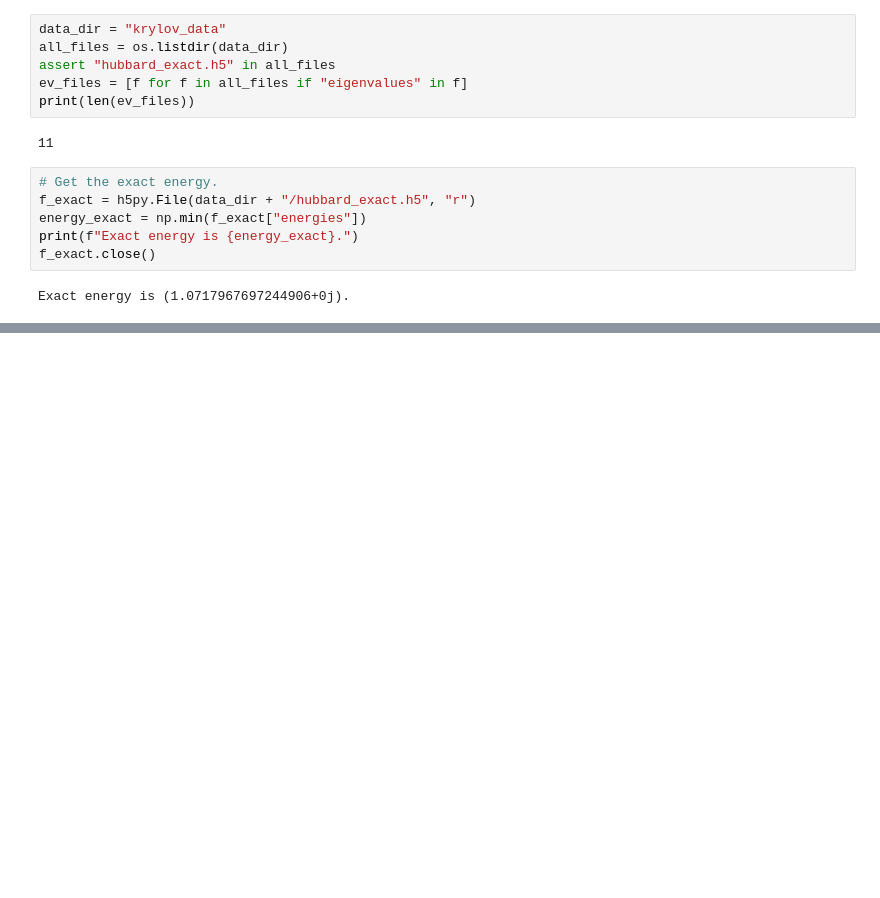
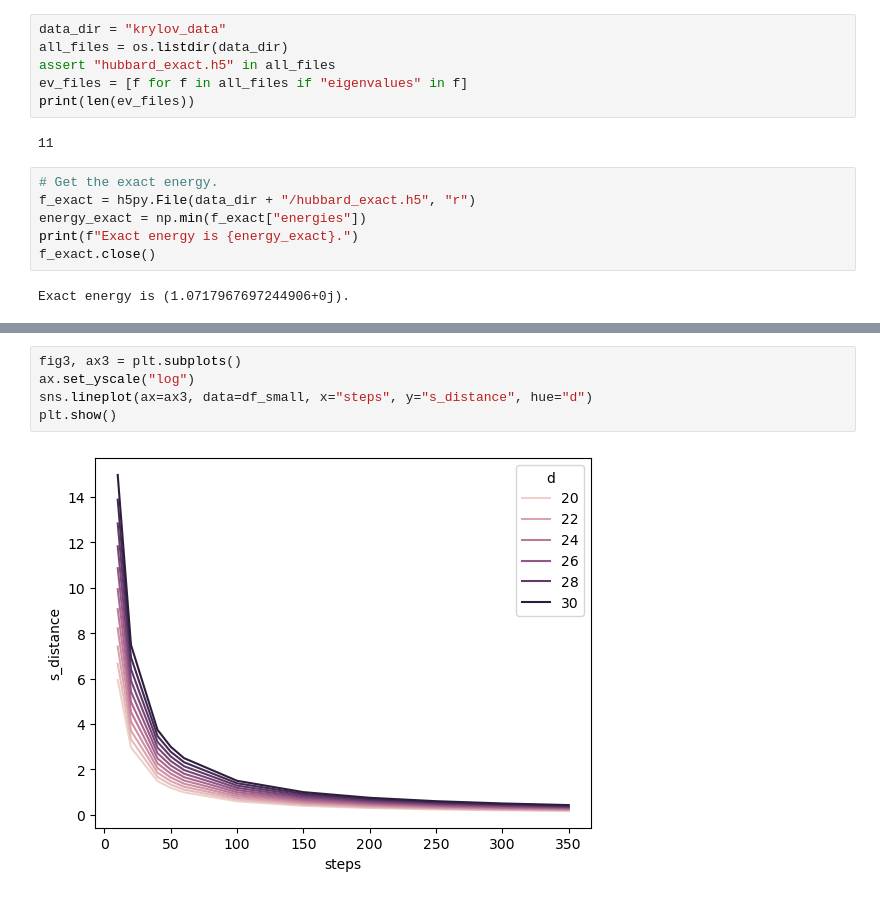
Before and after one commit to rmlarose/compare-vkp, a Jupyter notebook: hubbard_plots.ipynb, the cells around one changed output, grey strips where cells are left out. Saved outputs shown, nothing was run; the diff lists cells and outputs as text; blank space fills up the shorter version.

```diff
--- a/hubbard_plots.ipynb
+++ b/hubbard_plots.ipynb
@@ -49,0 +97,7 @@ i
+# %%
+fig3, ax3 = plt.subplots()
+ax.set_yscale("log")
+sns.lineplot(ax=ax3, data=df_small, x="steps", y="s_distance", hue="d")
+plt.show()
+# %% [output]
+[figure, added]
```
Also changed, not shown: parts of 4 cells of this notebook, 2 other files.
